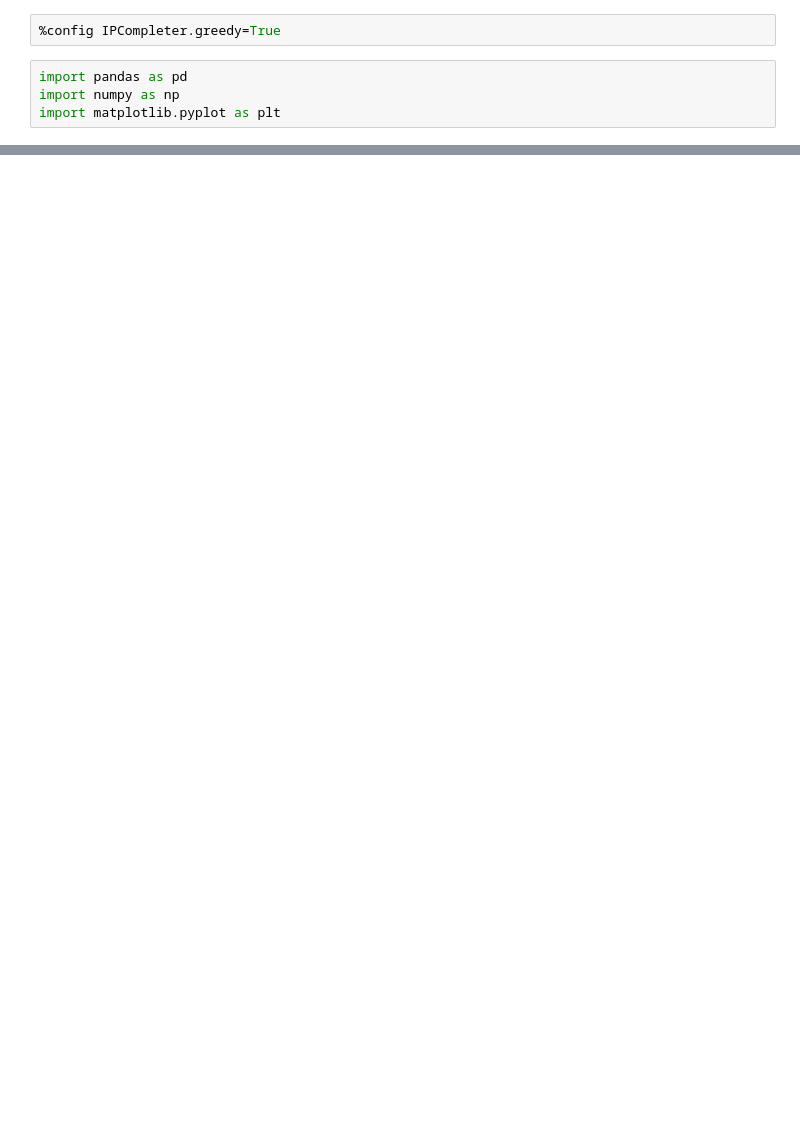
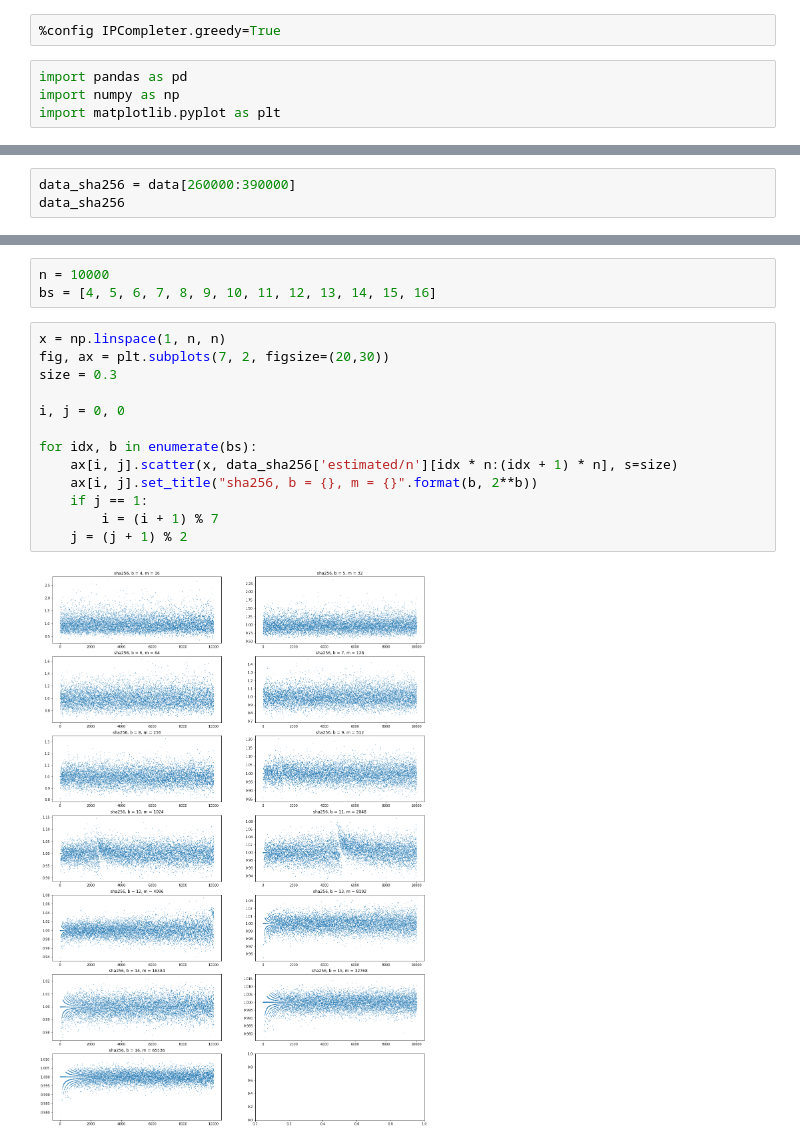
Before and after one commit to JakubGogola-IDENTT/analysis_of_algorithms, a Jupyter notebook: lab3/lab3.ipynb, the cells around one changed output, grey strips where cells are left out. Saved outputs shown, nothing was run; the diff lists cells and outputs as text; blank space fills up the shorter version.

```diff
--- a/lab3/lab3.ipynb
+++ b/lab3/lab3.ipynb
@@ -47,0 +30,3 @@ summary
+# %%
+data_sha256 = data[260000:390000]
+data_sha256
@@ -47,0 +47,18 @@ summary
+# %%
+n = 10000
+bs = [4, 5, 6, 7, 8, 9, 10, 11, 12, 13, 14, 15, 16]
+# %%
+x = np.linspace(1, n, n)
+fig, ax = plt.subplots(7, 2, figsize=(20,30))
+size = 0.3
+
+i, j = 0, 0
+
+for idx, b in enumerate(bs):
+    ax[i, j].scatter(x, data_sha256['estimated/n'][idx * n:(idx + 1) * n], s=size)
+    ax[i, j].set_title("sha256, b = {}, m = {}".format(b, 2**b))
+    if j == 1:
+        i = (i + 1) % 7
+    j = (j + 1) % 2
+# %% [output]
+[figure, added]
```
Also changed, not shown: parts of 10 cells of this notebook, 2 other files.
